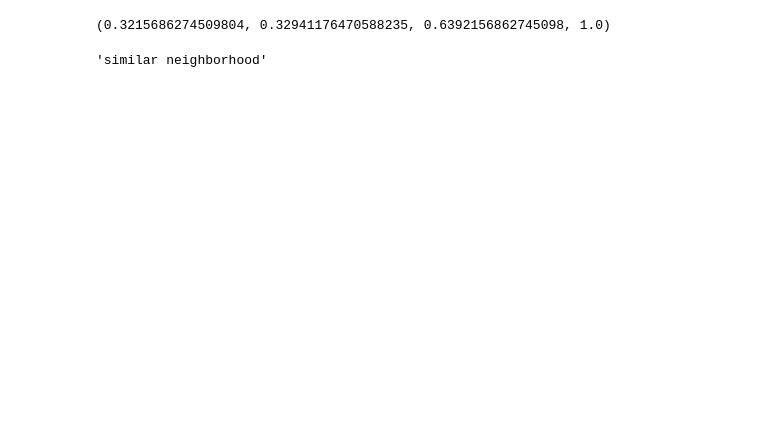
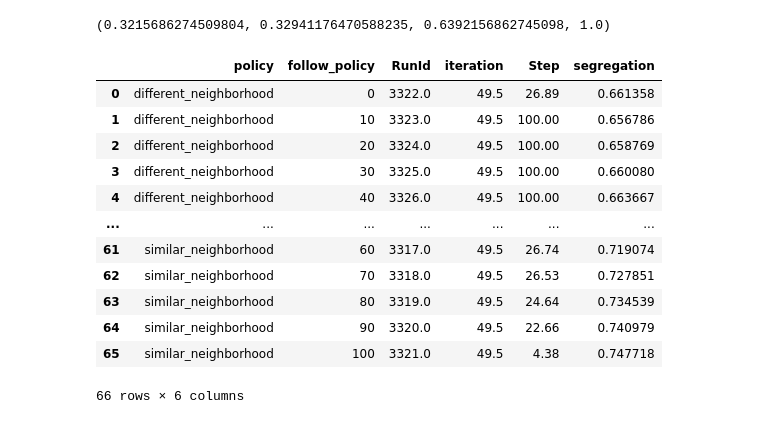
Before and after one commit to mauruscz/RS-chelling, a Jupyter notebook: plots.ipynb, the cells around one changed output. Drawn from its saved outputs; the diff is of its cells as text; code cells hidden in the pictures; blank space fills up the shorter version.

```diff
--- a/plots.ipynb
+++ b/plots.ipynb
@@ -177,13 +157,23 @@ policy_dict["recently_emptied"] = colors[8]
 policy_dict["distance_relevance"] = colors[12]
 # %%
 policy_order = ["similar_neighborhood", "different_neighborhood", "minimum_improvement", "recently_emptied", "distance_relevance", "random"]
-# %%
-policy = policy_order[0]
-#delete the _ and put a space
-policy = policy.replace("_", " ")
-policy
-# %% [output]
-'similar neighborhood'
+# %%
+results_df_g["follow_policy"] = (results_df_g["follow_policy"]*100).astype(int)
+results_df_g
+# %% [output]
+|  | policy | follow_policy | RunId | iteration | Step | segregation |
+| 0 | different_neighborhood | 0 | 3322.0 | 49.5 | 26.89 | 0.661358 |
+| 1 | different_neighborhood | 10 | 3323.0 | 49.5 | 100.00 | 0.656786 |
+| 2 | different_neighborhood | 20 | 3324.0 | 49.5 | 100.00 | 0.658769 |
+| 3 | different_neighborhood | 30 | 3325.0 | 49.5 | 100.00 | 0.660080 |
+| 4 | different_neighborhood | 40 | 3326.0 | 49.5 | 100.00 | 0.663667 |
+| ... | ... | ... | ... | ... | ... | ... |
+| 61 | similar_neighborhood | 60 | 3317.0 | 49.5 | 26.74 | 0.719074 |
+| 62 | similar_neighborhood | 70 | 3318.0 | 49.5 | 26.53 | 0.727851 |
+| 63 | similar_neighborhood | 80 | 3319.0 | 49.5 | 24.64 | 0.734539 |
+| 64 | similar_neighborhood | 90 | 3320.0 | 49.5 | 22.66 | 0.740979 |
+| 65 | similar_neighborhood | 100 | 3321.0 | 49.5 | 4.38 | 0.747718 |
+66 rows × 6 columns
 # %%
 # do the same with a for loo
 
```
Also changed, not shown: parts of 6 cells of this notebook, 1 other file.
